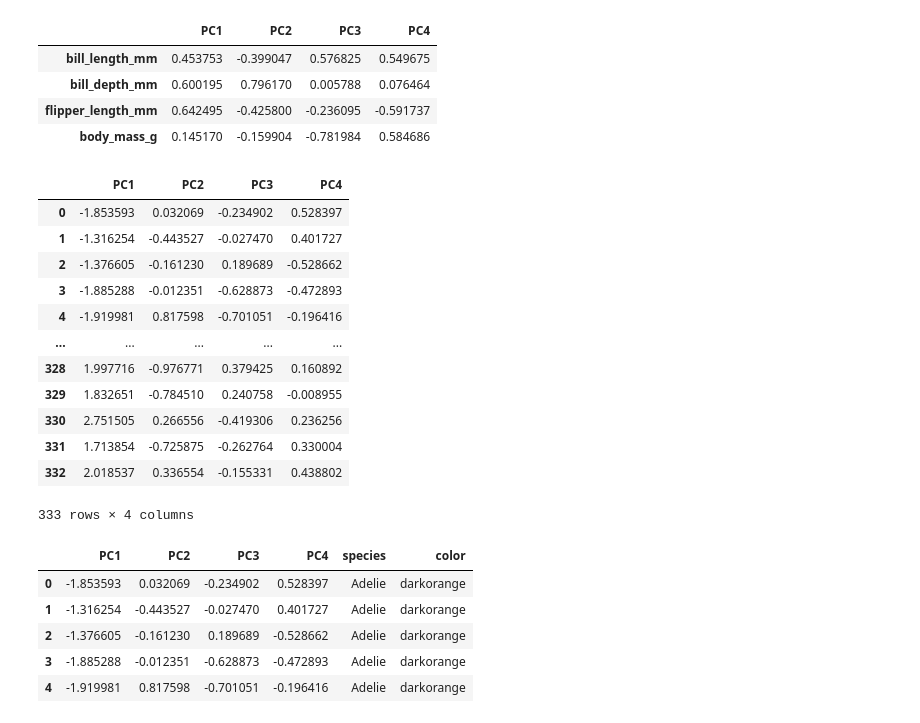
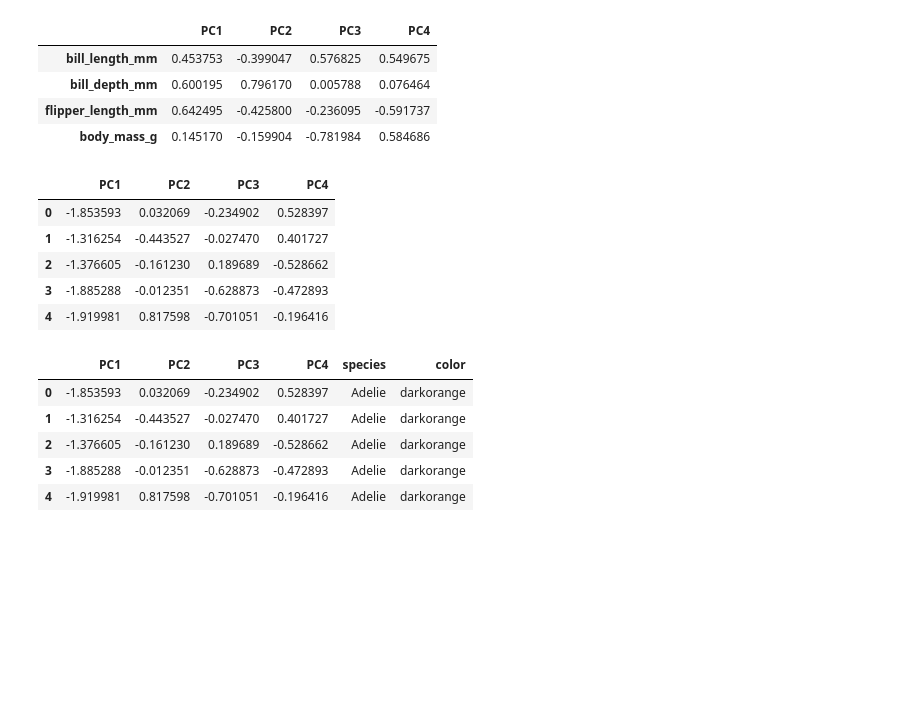
Before and after one commit to ja7174/INDE577, a Jupyter notebook: Lecture 10 - KMC & PCA/Lec 10 - PCA.ipynb, the cells around one changed output. Drawn from its saved outputs; the diff is of its cells as text; code cells hidden in the pictures; blank space fills up the shorter version.

```diff
--- a/Lecture 10 - KMC & PCA/Lec 10 - PCA.ipynb
+++ b/Lecture 10 - KMC & PCA/Lec 10 - PCA.ipynb
@@ -104,30 +104,19 @@ pd.DataFrame(data = pca.components_, columns = labels, index = ["bill_length_mm"
 | body_mass_g | 0.145170 | -0.159904 | -0.781984 | 0.584686 |
 # %%
 # we use pca.transform to see how our data looks like in the new coordinate system
-
 # this will be used later to plot our data in the first two coordinates PC1, PC2
 
 pca_data = pca.transform(scaled_X)
-
 pca_df = pd.DataFrame(pca_data, columns = labels)
 
-len(pca_df)
-len(df.species)
-pca_df
+pca_df.head()
 # %% [output]
 |  | PC1 | PC2 | PC3 | PC4 |
 | 0 | -1.853593 | 0.032069 | -0.234902 | 0.528397 |
 | 1 | -1.316254 | -0.443527 | -0.027470 | 0.401727 |
 | 2 | -1.376605 | -0.161230 | 0.189689 | -0.528662 |
 | 3 | -1.885288 | -0.012351 | -0.628873 | -0.472893 |
 | 4 | -1.919981 | 0.817598 | -0.701051 | -0.196416 |
-| ... | ... | ... | ... | ... |
-| 328 | 1.997716 | -0.976771 | 0.379425 | 0.160892 |
-| 329 | 1.832651 | -0.784510 | 0.240758 | -0.008955 |
-| 330 | 2.751505 | 0.266556 | -0.419306 | 0.236256 |
-| 331 | 1.713854 | -0.725875 | -0.262764 | 0.330004 |
-| 332 | 2.018537 | 0.336554 | -0.155331 | 0.438802 |
-333 rows × 4 columns
 # %%
 # we add to the previous table the labels for each penguin
 pca_df['species'] = y
```
Also changed, not shown: parts of 6 cells of this notebook, 1 other file.
